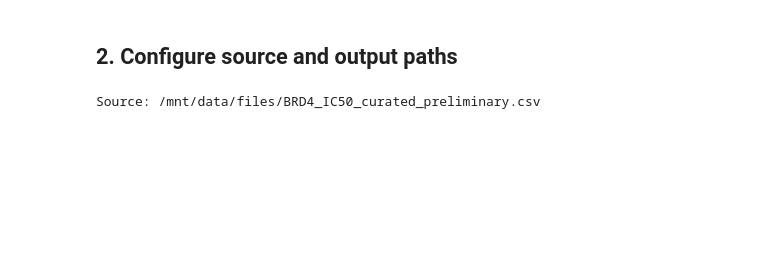
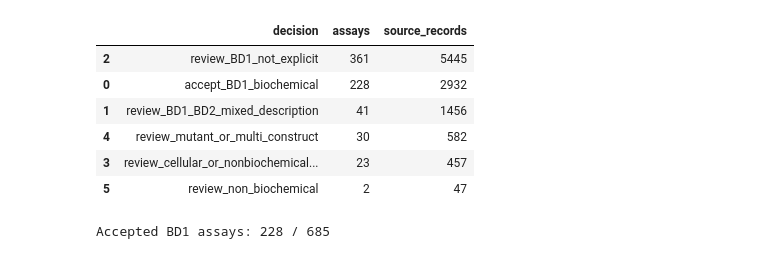
Before and after one commit to peterDataScientia/BD1-BD2, a Jupyter notebook: BD1/notebooks/01_BD1_ChEMBL_Preprocessing.ipynb, the cells around one changed output. Drawn from its saved outputs; the diff is of its cells as text; code cells hidden in the pictures; blank space fills up the shorter version.

Commit message:
Restructure and execute BD1 preprocessing as 8 auditable stages

```diff
--- a/BD1/notebooks/01_BD1_ChEMBL_Preprocessing.ipynb
+++ b/BD1/notebooks/01_BD1_ChEMBL_Preprocessing.ipynb
@@ -7,50 +113,39 @@ Source: previous ChEMBL-derived 10,919-record IC50 CSV, not the original full ZI
 # %%
-#!/usr/bin/env python3
-"""Conservative BRD4-BD1 biochemical IC50 curation from ChEMBL exact-IC50 export.
-Source: BRD4_IC50_curated_preliminary.csv, 10,919 prefiltered ChEMBL target records.
-Output: auditable assay decisions, eligibility records, standardized compound aggregates.
-Important: automated screening; construct/endpoint assignment requires manual assay review.
-"""
-import json,re
-from pathlib import Path
-import numpy as np
-import pandas as pd
-from rdkit import Chem
-from rdkit.Chem.MolStandardize import rdMolStandardize
-
 BD1 = re.compile(r'(?<!\w)BD[\s\-_]?1(?!\w)|\bBDI\b|\bfirst bromodomain\b|\bbromodomain\s*(?:domain\s*)?1\b|\bBRD4\s*\(\s*1\s*\)',re.I)
 BD2 = re.compile(r'(?<!\w)BD[\s\-_]?2(?!\w)|\bBDII\b|\bsecond bromodomain\b|\bbromodomain\s*(?:domain\s*)?2\b|\bBRD4\s*\(\s*2\s*\)',re.I)
-DSF=re.compile(r'\bDSF\b|thermal shift|melting temperature|protein stability shift|differential scanning fluorimetry',re.I)
-CELL=re.compile(r'\bcell(?:ular)? (?:viability|proliferation|growth|death|inhibition|IC50|assay|line)s?\b|cytotoxicity|anti[- ]?proliferat|tumou?r cell|\bMTT\b|\bCCK[- ]?8\b',re.I)
-MUT=re.compile(r'\bmutant\b|\bmutation\b|\bY390A\b|\bY97A\b|\bvariant\b',re.I)
-
-def decision(row):
-    s=str(row['Assay Description'] or '')
-    if not BD1.search(s):return 'review_BD1_not_explicit'
-    if row['Assay Type']!='B':return 'review_non_biochemical'
-    if DSF.search(s):return 'exclude_DSF_thermal_shift'
-    if CELL.search(s) or str(row['BAO Label']).lower() in ('cell-based format','organism-based format','tissue-based format'):return 'review_cellular_or_nonbiochemical_format'
-    if MUT.search(s):return 'review_mutant_or_multi_construct'
-    if BD2.search(s):return 'review_BD1_BD2_mixed_description'
+DSF = re.compile(r'\bDSF\b|thermal shift|melting temperature|protein stability shift|differential scanning fluorimetry',re.I)
+CELL = re.compile(r'\bcell(?:ular)? (?:viability|proliferation|growth|death|inhibition|IC50|assay|line)s?\b|cytotoxicity|anti[- ]?proliferat|tumou?r cell|\bMTT\b|\bCCK[- ]?8\b',re.I)
+MUT = re.compile(r'\bmutant\b|\bmutation\b|\bY390A\b|\bY97A\b|\bvariant\b',re.I)
+def classify_assay(row):
+    description = str(row['Assay Description'] or '')
+    if not BD1.search(description): return 'review_BD1_not_explicit'
+    if row['Assay Type'] != 'B': return 'review_non_biochemical'
+    if DSF.search(description): return 'exclude_DSF_thermal_shift'
+    if CELL.search(description) or str(row['BAO Label']).lower() in (
+        'cell-based format','organism-based format','tissue-based format'):
+        return 'review_cellular_or_nonbiochemical_format'
+    if MUT.search(description): return 'review_mutant_or_multi_construct'
+    if BD2.search(description): return 'review_BD1_BD2_mixed_description'
     return 'accept_BD1_biochemical'
 
-def standardize(s):
-    try:
-        m=Chem.MolFromSmiles(str(s));
-        if m is None:return None
-        m=rdMolStandardize.Cleanup(m)
-        m=rdMolStandardize.FragmentParent(m)
-        return Chem.MolToSmiles(m,isomericSmiles=True)
-    except Exception:return None
-
-def join_unique(x):return ';'.join(sorted(set(str(v) for v in x if pd.notna(v))))
+assays = raw.sort_values('Assay ChEMBL ID').drop_duplicates('Assay ChEMBL ID').copy()
+assays['decision'] = assays.apply(classify_assay,axis=1)
+assay_audit = assays[['Assay ChEMBL ID','Assay Description','Assay Type',
+                      'BAO Label','Document ChEMBL ID','decision']].copy()
+assay_audit['n_records_in_input'] = assay_audit['Assay ChEMBL ID'].map(
+    raw['Assay ChEMBL ID'].value_counts())
+display(assay_audit.groupby('decision',dropna=False).agg(
+    assays=('Assay ChEMBL ID','size'),
+    source_records=('n_records_in_input','sum')).reset_index().sort_values('assays',ascending=False))
+print('Accepted BD1 assays:', int(assay_audit.decision.eq('accept_BD1_biochemical').sum()),
+      '/',len(assay_audit))
+assay_audit.to_csv(AUDIT_DIR/'BD1_assay_audit.csv', index=False)
+# %% [output]
+|  | decision | assays | source_records |
+| 2 | review_BD1_not_explicit | 361 | 5445 |
+| 0 | accept_BD1_biochemical | 228 | 2932 |
+| 1 | review_BD1_BD2_mixed_description | 41 | 1456 |
+| 4 | review_mutant_or_multi_construct | 30 | 582 |
+| 3 | review_cellular_or_nonbiochemical... | 23 | 457 |
+| 5 | review_non_biochemical | 2 | 47 |
+Accepted BD1 assays: 228 / 685
-# %% [markdown]
-## 2. Configure source and output paths
-# %%
-from pathlib import Path
-INPUT_CSV=Path('/mnt/data/files/BRD4_IC50_curated_preliminary.csv')
-OUTPUT_DIR=Path('/mnt/data/BRD4_BD1_PREPROCESSED')
-assert INPUT_CSV.exists(), f'Missing input: {INPUT_CSV}'
-print('Source:',INPUT_CSV)
-# %% [output]
-Source: /mnt/data/files/BRD4_IC50_curated_preliminary.csv
```
Also changed, not shown: parts of 23 cells of this notebook.
